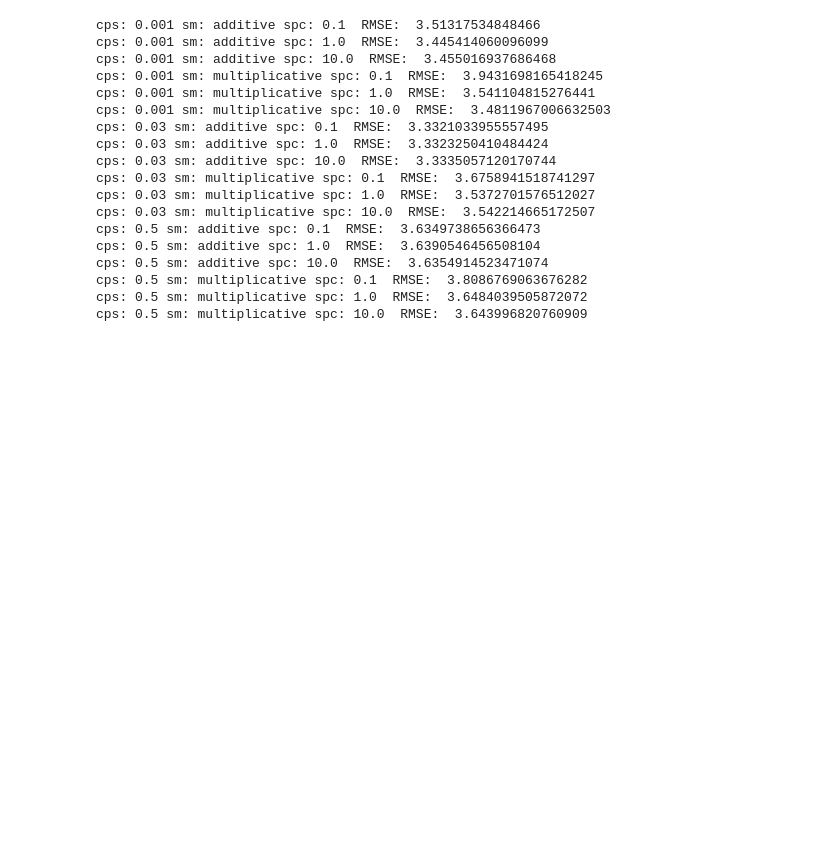
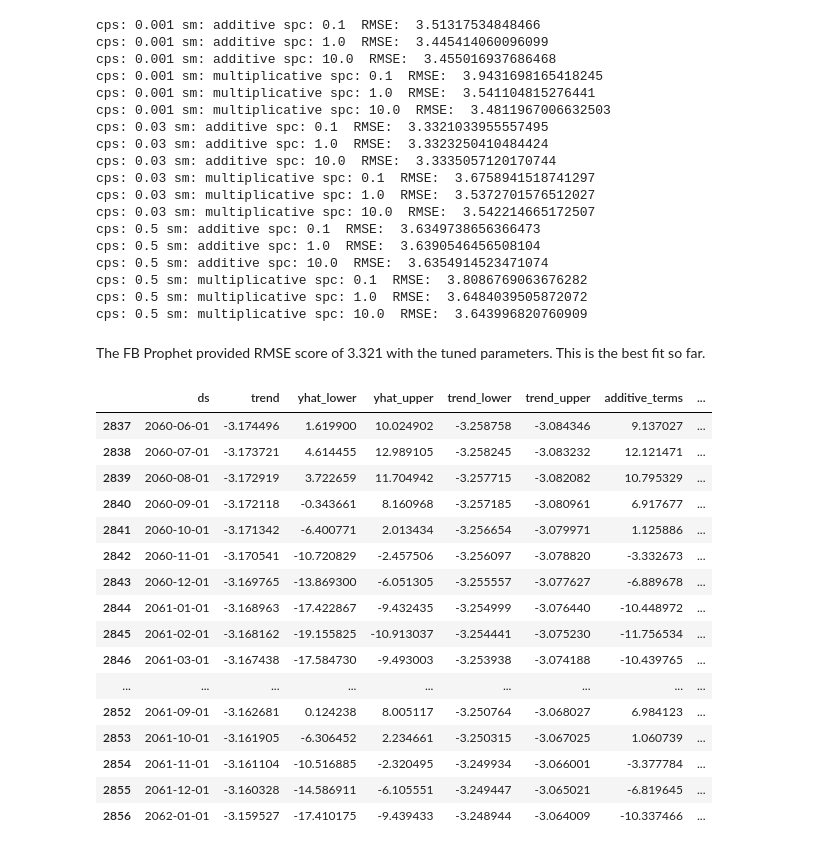
Before and after one commit to ozerm/GlobalWarming, a Jupyter notebook: Time series analysis.ipynb, the cells around one changed output. Saved outputs shown, nothing was run; the diff lists cells and outputs as text; code cells hidden in the pictures; blank space fills up the shorter version.

```diff
--- a/Time series analysis.ipynb
+++ b/Time series analysis.ipynb
@@ -703,3 +540,5 @@ cps: 0.5 sm: additive spc: 10.0  RMSE:  3.6354914523471074
 cps: 0.5 sm: multiplicative spc: 0.1  RMSE:  3.8086769063676282
 cps: 0.5 sm: multiplicative spc: 1.0  RMSE:  3.6484039505872072
 cps: 0.5 sm: multiplicative spc: 10.0  RMSE:  3.643996820760909
+# %% [markdown]
+The FB Prophet provided RMSE score of 3.321 with the tuned parameters. This is the best fit so far.
@@ -709,5 +558,25 @@ model.fit(train)
 future = model.make_future_dataframe(periods=457+120, freq='MS')
 forecast = model.predict(future)
+# %%
+forecast.tail()
+# %% [output]
+|  | ds | trend | yhat_lower | yhat_upper | trend_lower | trend_upper | additive_terms | ... |
+| 2837 | 2060-06-01 | -3.174496 | 1.619900 | 10.024902 | -3.258758 | -3.084346 | 9.137027 | ... |
+| 2838 | 2060-07-01 | -3.173721 | 4.614455 | 12.989105 | -3.258245 | -3.083232 | 12.121471 | ... |
+| 2839 | 2060-08-01 | -3.172919 | 3.722659 | 11.704942 | -3.257715 | -3.082082 | 10.795329 | ... |
+| 2840 | 2060-09-01 | -3.172118 | -0.343661 | 8.160968 | -3.257185 | -3.080961 | 6.917677 | ... |
+| 2841 | 2060-10-01 | -3.171342 | -6.400771 | 2.013434 | -3.256654 | -3.079971 | 1.125886 | ... |
+| 2842 | 2060-11-01 | -3.170541 | -10.720829 | -2.457506 | -3.256097 | -3.078820 | -3.332673 | ... |
+| 2843 | 2060-12-01 | -3.169765 | -13.869300 | -6.051305 | -3.255557 | -3.077627 | -6.889678 | ... |
+| 2844 | 2061-01-01 | -3.168963 | -17.422867 | -9.432435 | -3.254999 | -3.076440 | -10.448972 | ... |
+| 2845 | 2061-02-01 | -3.168162 | -19.155825 | -10.913037 | -3.254441 | -3.075230 | -11.756534 | ... |
+| 2846 | 2061-03-01 | -3.167438 | -17.584730 | -9.493003 | -3.253938 | -3.074188 | -10.439765 | ... |
+| ... | ... | ... | ... | ... | ... | ... | ... | ... |
+| 2852 | 2061-09-01 | -3.162681 | 0.124238 | 8.005117 | -3.250764 | -3.068027 | 6.984123 | ... |
+| 2853 | 2061-10-01 | -3.161905 | -6.306452 | 2.234661 | -3.250315 | -3.067025 | 1.060739 | ... |
+| 2854 | 2061-11-01 | -3.161104 | -10.516885 | -2.320495 | -3.249934 | -3.066001 | -3.377784 | ... |
+| 2855 | 2061-12-01 | -3.160328 | -14.586911 | -6.105551 | -3.249447 | -3.065021 | -6.819645 | ... |
+| 2856 | 2062-01-01 | -3.159527 | -17.410175 | -9.439433 | -3.248944 | -3.064009 | -10.337466 | ... |
 # %%
 model.plot_components(forecast)
 # %% [output]
```
Also changed, not shown: parts of 74 cells of this notebook.
